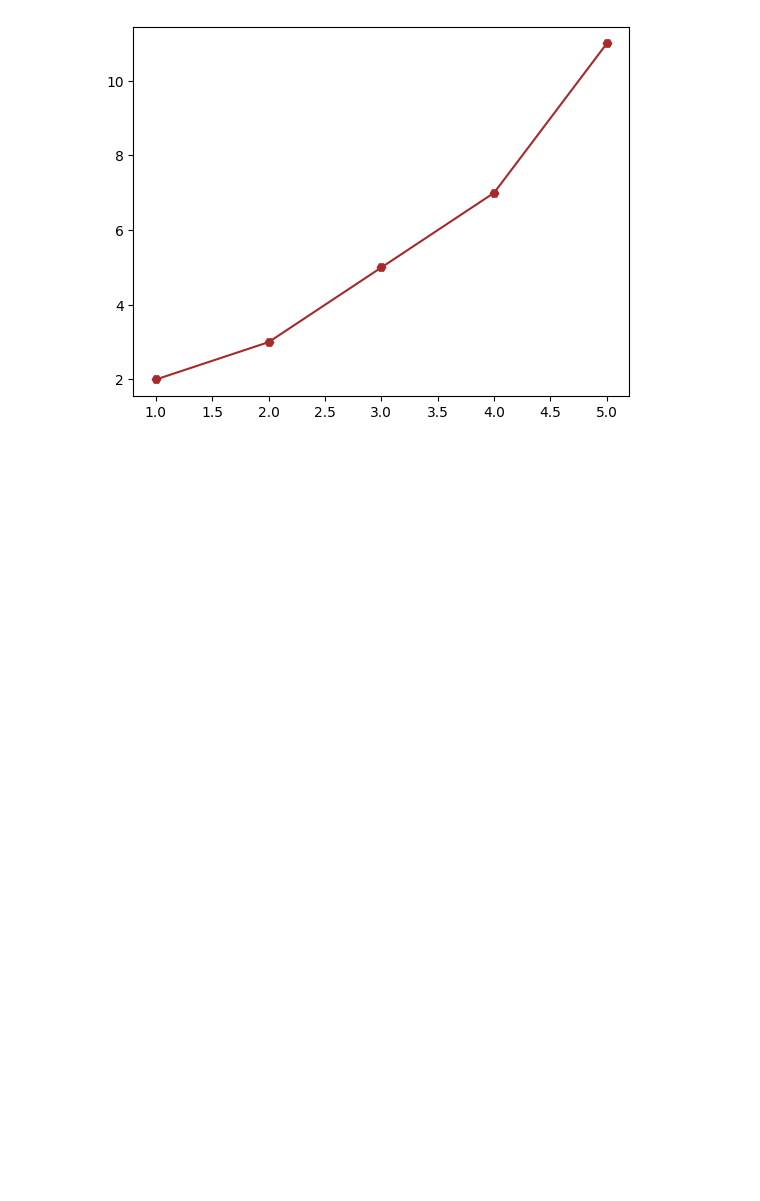
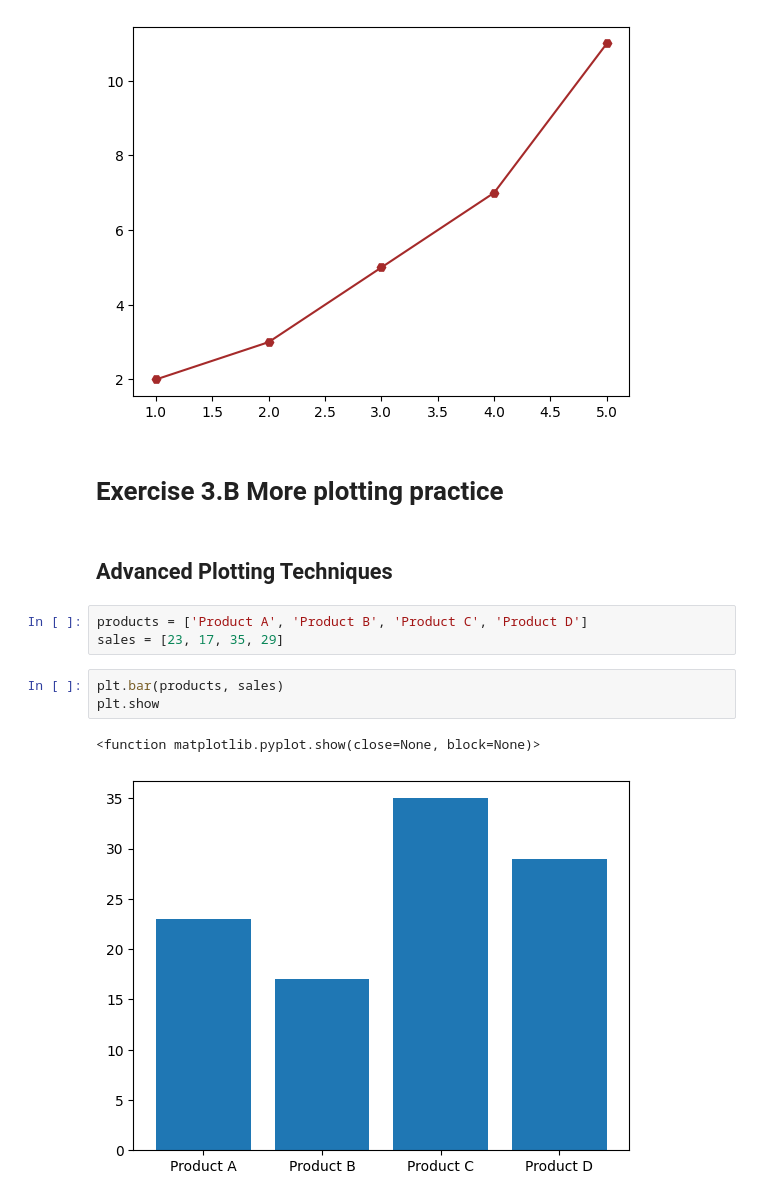
Before and after one commit to Tita9630/DataAnalytics-2026, a Jupyter notebook: week-07/Ex3A_Plotting_Data.ipynb, the cells around one changed output. Cells and saved outputs as stored; diff of their text form; blank space fills up the shorter version.

```diff
--- a/week-07/Ex3A_Plotting_Data.ipynb
+++ b/week-07/Ex3A_Plotting_Data.ipynb
@@ -70,3 +68,16 @@ plt.plot(x, y, marker='H', color='brown')
 plt.show()
 # %% [output]
 [figure]
+# %% [markdown]
+# Exercise 3.B More plotting practice
+# %% [markdown]
+ ## Advanced Plotting Techniques
+# %%
+products = ['Product A', 'Product B', 'Product C', 'Product D']
+sales = [23, 17, 35, 29]
+# %%
+plt.bar(products, sales)
+plt.show
+# %% [output]
+<function matplotlib.pyplot.show(close=None, block=None)>
+[figure, added]
```
Also changed, not shown: parts of 7 cells of this notebook.
